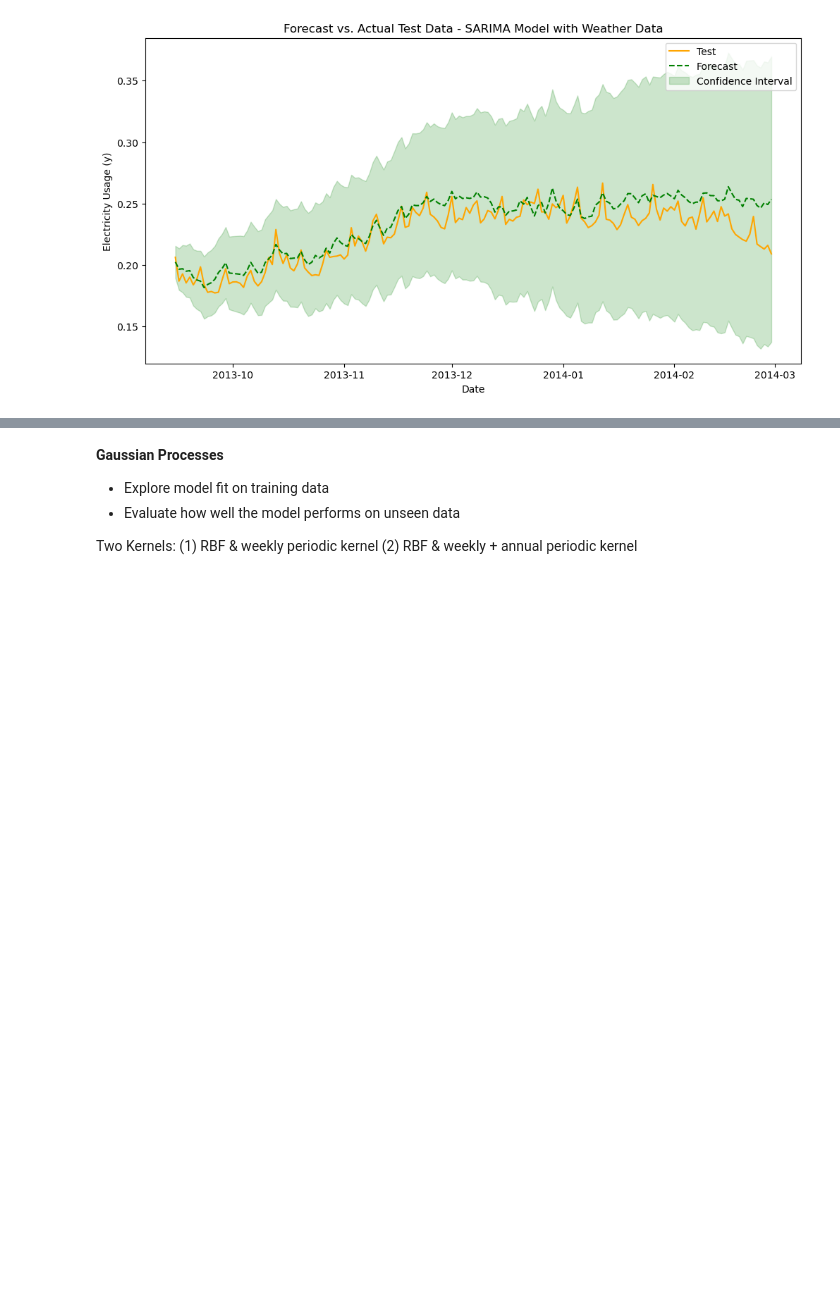
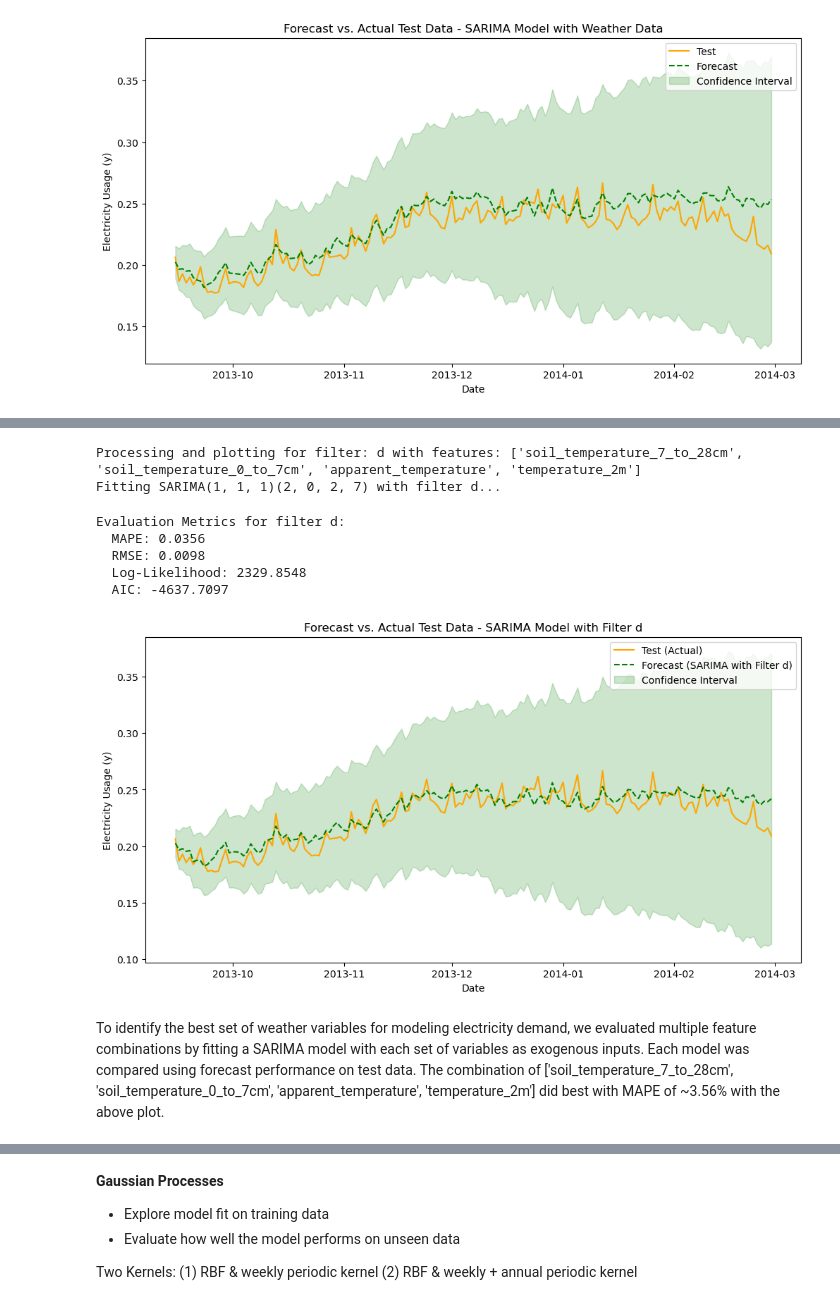
Before and after one commit to chowfi/electricity_demand_forecasting, a Jupyter notebook: notebooks/models.ipynb, the cells around one changed output, grey strips where cells are left out. Drawn from its saved outputs; the diff is of its cells as text; code cells hidden in the pictures; blank space fills up the shorter version.

Commit message:
add fine-tuned SARIMAX and smaller uncertainty bands

```diff
--- a/notebooks/models.ipynb
+++ b/notebooks/models.ipynb
@@ -802,0 +891,72 @@ Next, we tried playing around with the following factors to improve this model:
+# %%
+selected_features = ['soil_temperature_7_to_28cm', 'soil_temperature_0_to_7cm', 'apparent_temperature', 'temperature_2m']
+
+print(f"Processing and plotting for filter: d with features: {selected_features}")
+
+weather_filtered = save_weather[selected_features]
+weather_filtered.index = pd.to_datetime(weather_filtered.index)
+
+weather_data = weather_filtered.resample('D').mean().fillna(method='ffill')
+weather_train = weather_data.loc[train_data_daily['date'].min():train_data_daily['date'].max()]
+weather_test = weather_data.loc[test_data_daily['date'].min():test_data_daily['date'].max()]
+
+scaler = StandardScaler()
+weather_train_scaled = scaler.fit_transform(weather_train)
+weather_test_scaled = scaler.transform(weather_test)
+
+print(f"Fitting SARIMA(1, 1, 1)(2, 0, 2, 7) with filter d...")
+model = SARIMAX(
+    endog=train_endog,
+    exog=weather_train_scaled,
+    order=(1, 1, 1),
+    seasonal_order=(2, 0, 2, 7),
+    enforce_stationarity=False,
+    enforce_invertibility=False,
+)
+results = model.fit(disp=False)
+
+forecast = results.get_forecast(steps=len(test_endog), exog=weather_test_scaled)
+forecast_values = forecast.predicted_mean
+conf_int = forecast.conf_int()
+
+forecast_values.index = test_endog.index
+conf_int.index = test_endog.index
+
+mape = mean_absolute_percentage_error(test_endog, forecast_values)
+rmse = np.sqrt(mean_squared_error(test_endog, forecast_values))
+aic = results.aic
+log_likelihood = results.llf
+
+print(f"Evaluation Metrics for filter d:")
+print(f"  MAPE: {mape:.4f}")
+print(f"  RMSE: {rmse:.4f}")
+print(f"  Log-Likelihood: {log_likelihood:.4f}")
+print(f"  AIC: {aic:.4f}")
+
+plt.figure(figsize=(12, 6))
+plt.plot(test_endog.index, test_endog, label='Test (Actual)', color='orange')
+plt.plot(test_endog.index, forecast_values, label='Forecast (SARIMA with Filter d)', linestyle='--', color='green')
+plt.fill_between(
+    test_endog.index,
+    conf_int.iloc[:, 0],
+    conf_int.iloc[:, 1],
+    color='green',
+    alpha=0.2,
+    label='Confidence Interval'
+)
+plt.title("Forecast vs. Actual Test Data - SARIMA Model with Filter d")
+plt.xlabel("Date")
+plt.ylabel("Electricity Usage (y)")
+plt.legend()
+plt.show()
+# %% [output]
+Processing and plotting for filter: d with features: ['soil_temperature_7_to_28cm', 'soil_temperature_0_to_7cm', 'apparent_temperature', 'temperature_2m']
+Fitting SARIMA(1, 1, 1)(2, 0, 2, 7) with filter d...
+Evaluation Metrics for filter d:
+  MAPE: 0.0356
+  RMSE: 0.0098
+  Log-Likelihood: 2329.8548
+  AIC: -4637.7097
+[figure, added]
+# %% [markdown]
+To identify the best set of weather variables for modeling electricity demand, we evaluated multiple feature combinations by fitting a SARIMA model with each set of variables as exogenous inputs. Each model was compared using forecast performance on test data. The combination of ['soil_temperature_7_to_28cm', 'soil_temperature_0_to_7cm', 'apparent_temperature', 'temperature_2m'] did best with MAPE of ~3.56% with the above plot.
```
Also changed, not shown: parts of 8 cells of this notebook.
